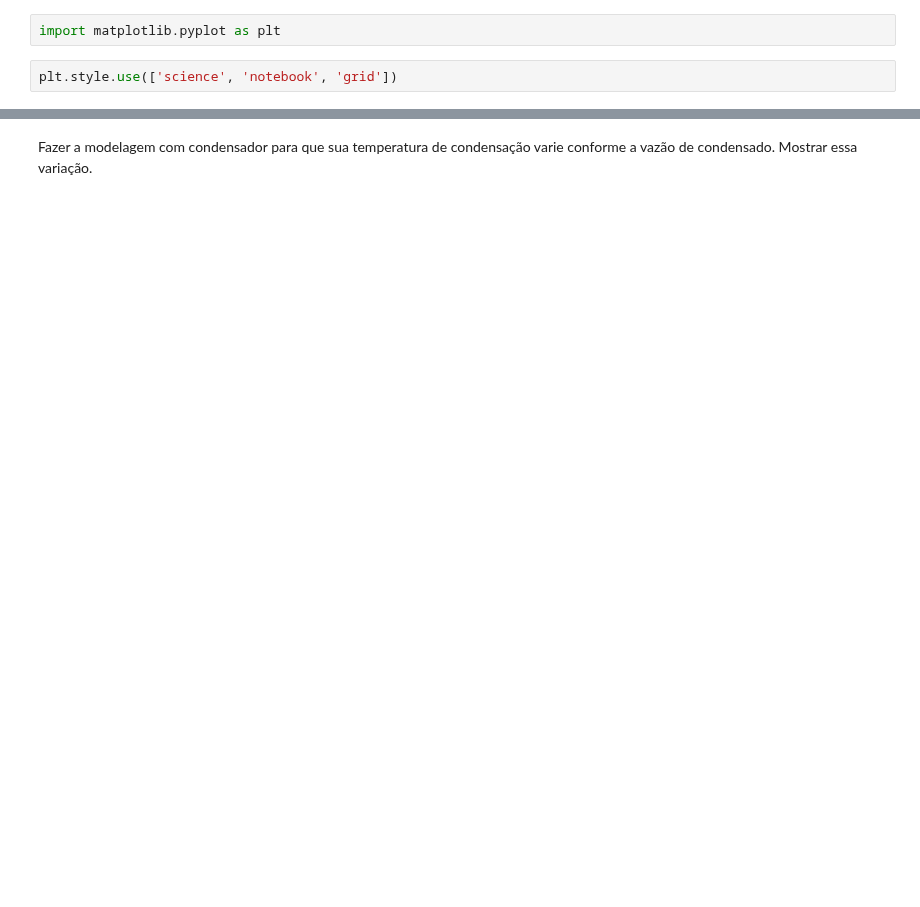
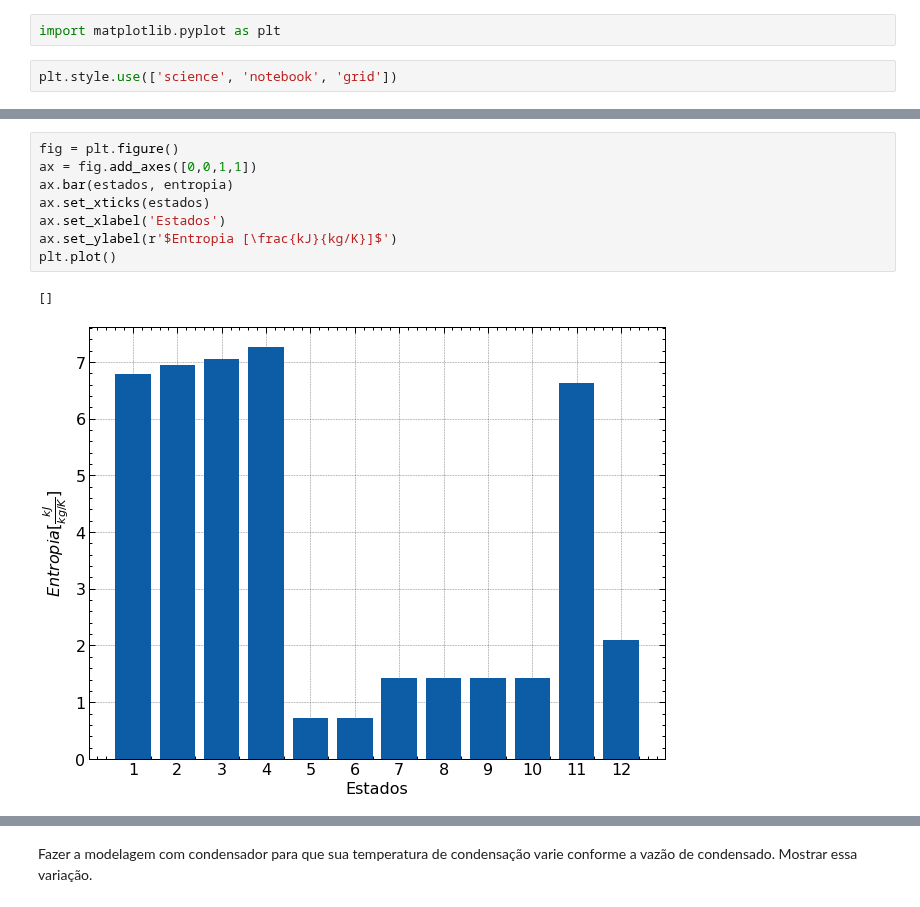
Before and after one commit to luaneng/gdv, a Jupyter notebook: projeto/main.ipynb, the cells around one changed output, grey strips where cells are left out. Saved outputs shown, nothing was run; the diff lists cells and outputs as text; blank space fills up the shorter version.

```diff
--- a/projeto/main.ipynb
+++ b/projeto/main.ipynb
@@ -366,0 +357,11 @@ plt.show()
+# %%
+fig = plt.figure()
+ax = fig.add_axes([0,0,1,1])
+ax.bar(estados, entropia)
+ax.set_xticks(estados)
+ax.set_xlabel('Estados')
+ax.set_ylabel(r'$Entropia [\frac{kJ}{kg/K}]$')
+plt.plot()
+# %% [output]
+[]
+[figure, added]
```
Also changed, not shown: parts of 12 cells of this notebook.
